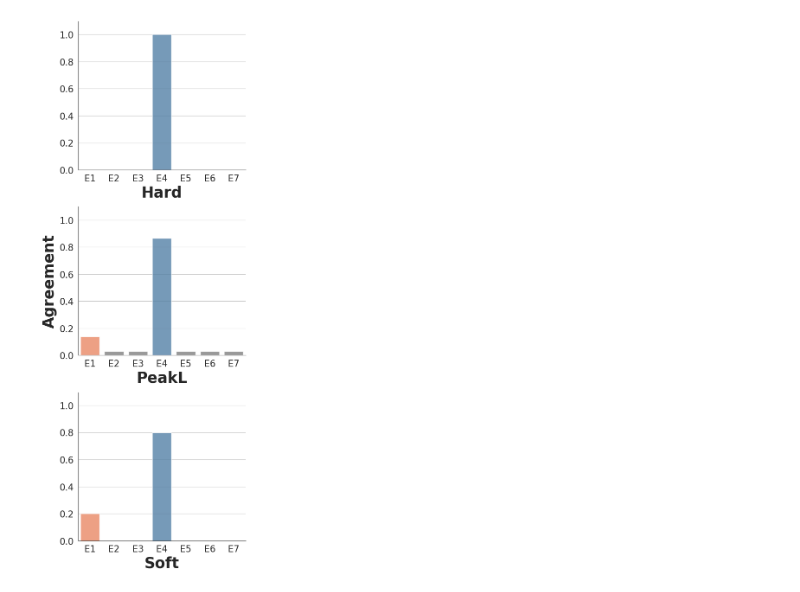
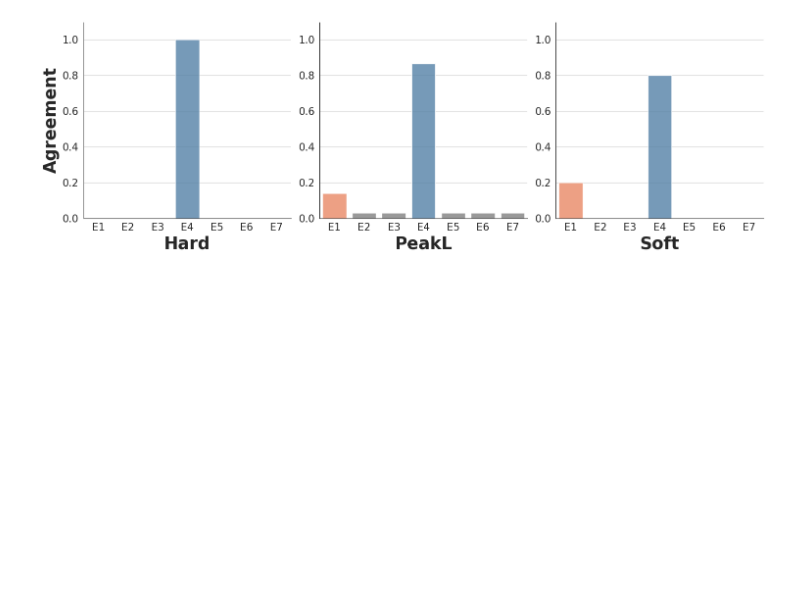
Before and after one commit to 1pha/MulitmodalERC-TensorMixerNetwork, a Jupyter notebook: aggggggrement.ipynb, the cells around one changed output. Drawn from its saved outputs; the diff is of its cells as text; code cells hidden in the pictures; blank space fills up the shorter version.

```diff
--- a/aggggggrement.ipynb
+++ b/aggggggrement.ipynb
@@ -22,7 +22,7 @@ ALPHA = 0.8
 plt.rcParams["axes.edgecolor"] = "0.15"
 # plt.xlabel("Emotion")
 
-fig, axes = plt.subplots(figsize=(5,13),nrows=3, ncols=1)
+fig, axes = plt.subplots(figsize=(15,5),nrows=1, ncols=3)
 # sns.despine()
 ax1 = sns.barplot(x=x, y=y_hard, ax=axes[0],
                   alpha=ALPHA,
@@ -41,6 +41,7 @@ ax1 = sns.barplot(x=x, y=y_hard, ax=axes[0],
 ax1.set(ylim=(0, 1.1))
 ax1.set_xlabel("Hard",fontsize=label_size,  fontweight='bold')
 # ax1.set_ylabel("Agreement",fontsize=label_size)
+ax1.set_ylabel("Agreement",fontsize=label_size ,  fontweight='bold')
 ax1.set_yticklabels(y_ticks_, size = ticks_size)
 ax1.set_xticklabels(x, size = ticks_size)
 ax1.spines['right'].set_color(None)
@@ -54,7 +55,6 @@ ax2 = sns.barplot(x=x, y=y_ppeakl, ax=axes[1],
 # ax2.set_title("PpeakL",fontsize=label_size,x=0.2, y=0.8)
 ax2.set(ylim=(0, 1.1))
 ax2.set_xlabel("PeakL",fontsize=label_size, y=-5,  fontweight='bold')
-ax2.set_ylabel("Agreement",fontsize=label_size ,x=-1.2,  fontweight='bold')
 ax2.set_yticklabels(y_ticks_, size = ticks_size)
 ax2.set_xticklabels(x, size = ticks_size)
 ax2.spines['right'].set_color(None)
@@ -63,31 +63,31 @@ ax2.spines['top'].set_color(None)
 
 ax3 = sns.barplot(x=x, y=y_soft, ax=axes[2],
                   alpha=ALPHA,
                 palette=['coral','steelblue','steelblue','steelblue','steelblue','steelblue','steelblue'])
 # ax3.set_title("Soft ",fontsize=label_size, x=0.2, y=0.8)
 ax3.set(ylim=(0, 1.1))
 ax3.set_xlabel("Soft",fontsize=label_size,  fontweight='bold')
 # ax3.set_ylabel("Emotion labels",fontsize=label_size)
 ax3.set_yticklabels(y_ticks_, size = ticks_size)
 ax3.set_xticklabels(x, size = ticks_size)
 ax3.spines['right'].set_color(None)
 ax3.spines['top'].set_color(None)
 # ax3.spines['right'].set_color(None)
 
 
 # sns.despine()
 
 
 # fig.supxlabel('Emotion')
 # plt.suptitle('Emotion Labels',
 #               x=0.515,
 #               y=0,
 #                 fontsize=label_size,
 #             #  fontweight='700'
 #              )
 plt.tight_layout()
 plt.savefig('./etri-fig_ppeak.svg')
 # plt.tight_layout()
 plt.show()
 # %% [output]
-[figure, old version]
+[figure, new version]
```
Also changed, not shown: 8 other files.
